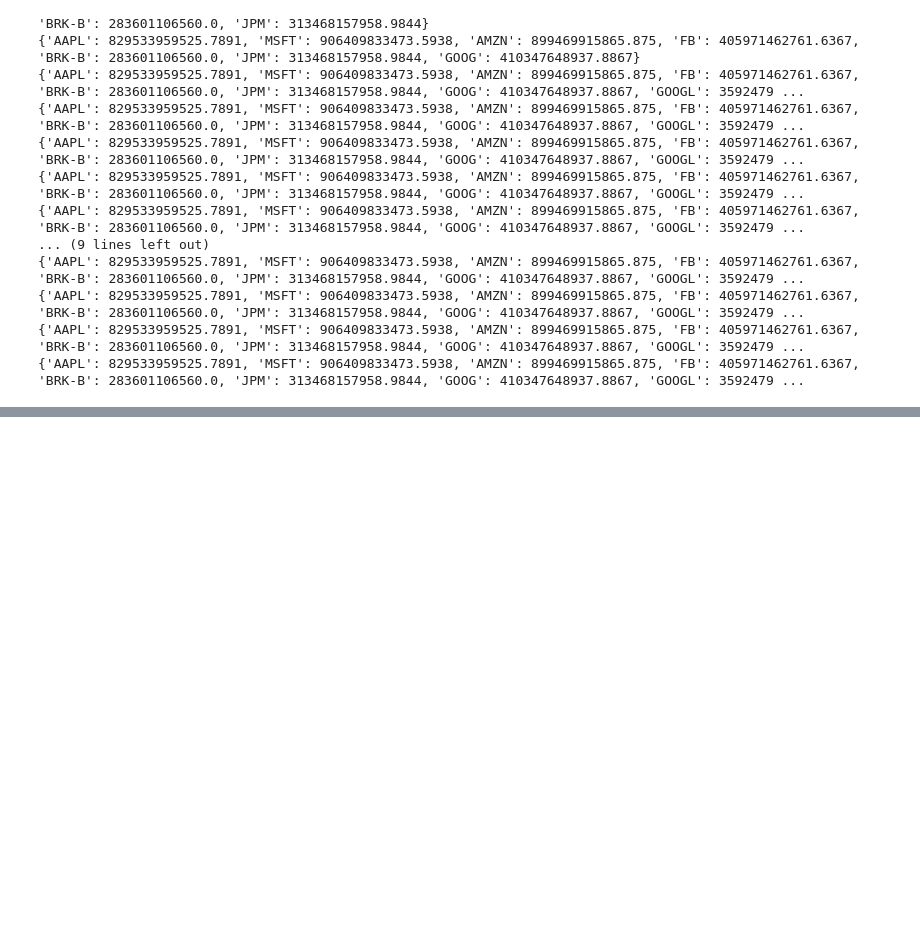
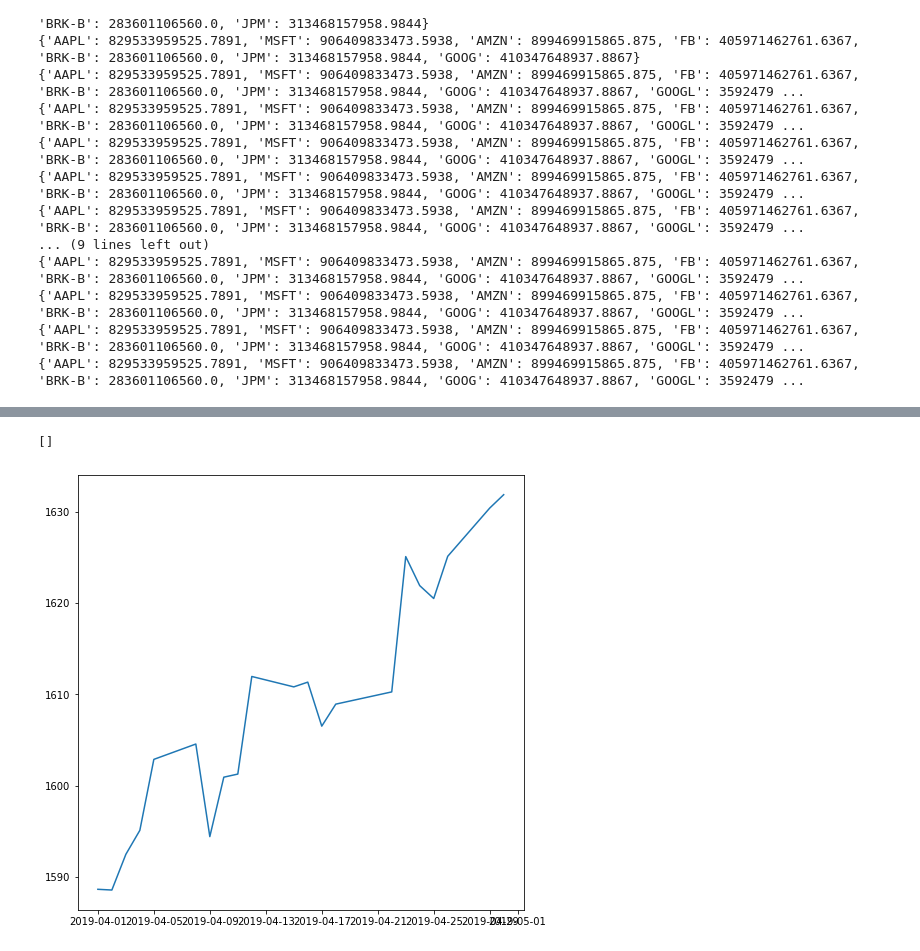
Before and after one commit to TheDonKane/CaseStudy_KeplerFi, a Jupyter notebook: replicatedPortfolio.ipynb, the cells around one changed output, grey strips where cells are left out. Drawn from its saved outputs; the diff is of its cells as text; code cells hidden in the pictures; blank space fills up the shorter version.

```diff
--- a/replicatedPortfolio.ipynb
+++ b/replicatedPortfolio.ipynb
@@ -278,0 +340,10 @@ print(historical_stock_prices)
+# %%
+fig=plt.figure(figsize = (8,8))
+fig.show()
+ax=fig.add_subplot(111)
+
+plt.plot(russell())
+plt.plot()
+# %% [output]
+[]
+[figure, added]
```
Also changed, not shown: parts of 14 cells of this notebook.
